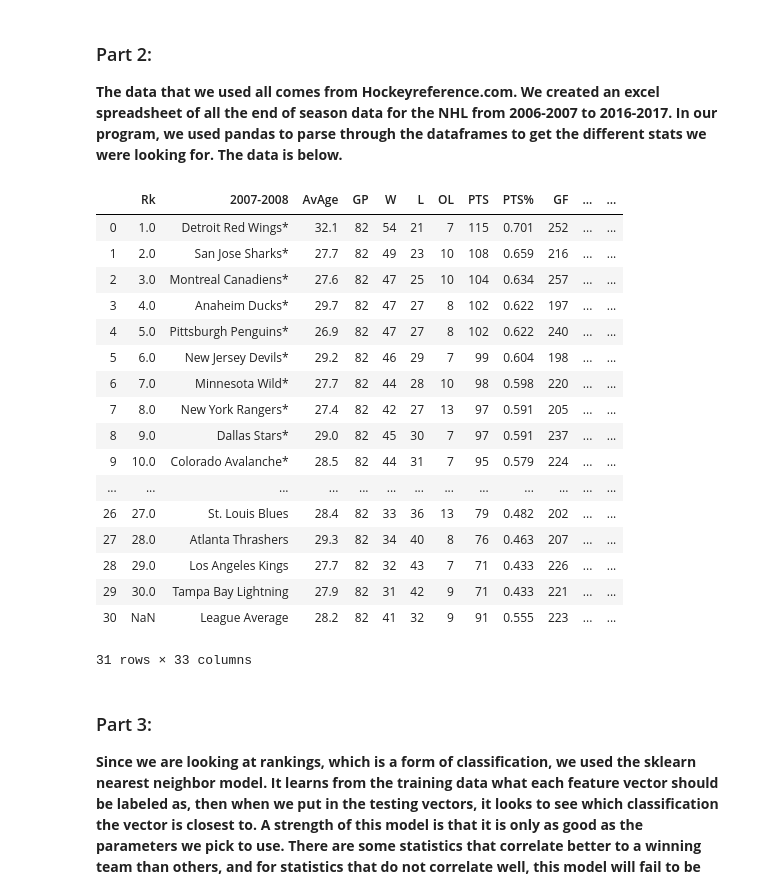
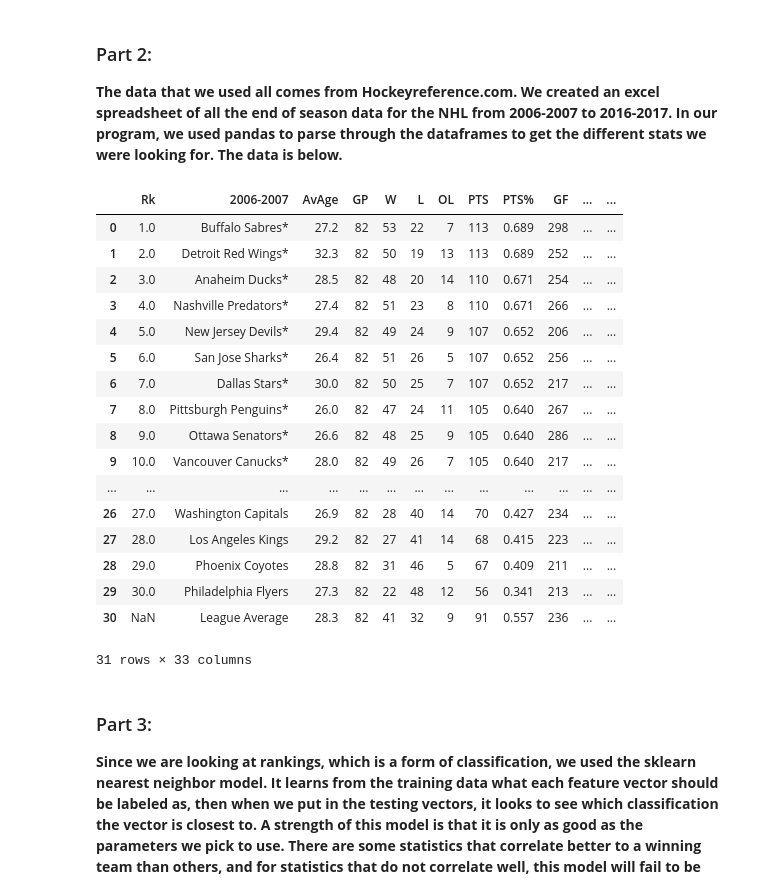
Before and after one commit to daviso42/CMSE202_Final_Project, a Jupyter notebook: TeamClass.ipynb, the cells around one changed output. Drawn from its saved outputs; the diff is of its cells as text; code cells hidden in the pictures.

```diff
--- a/TeamClass.ipynb
+++ b/TeamClass.ipynb
@@ -12,40 +12,40 @@
 # %%
 import pandas as pd
 
 
 #file_17_18 = pd.read_excel('NHL_stats.xlsx',sheet_name =0, skiprows= 1)
 file_16_17 = pd.read_excel('NHL_stats.xlsx',sheet_name =1, skiprows= 1)
 file_15_16 = pd.read_excel('NHL_stats.xlsx',sheet_name =2, skiprows= 1)
 file_14_15 = pd.read_excel('NHL_stats.xlsx',sheet_name =3, skiprows= 1)
 file_13_14 = pd.read_excel('NHL_stats.xlsx',sheet_name =4, skiprows= 1)
 file_12_13 = pd.read_excel('NHL_stats.xlsx',sheet_name =5, skiprows= 1)
 file_11_12 = pd.read_excel('NHL_stats.xlsx',sheet_name =6, skiprows= 1)
 file_10_11 = pd.read_excel('NHL_stats.xlsx',sheet_name =7, skiprows= 1)
 file_09_10 = pd.read_excel('NHL_stats.xlsx',sheet_name =8, skiprows= 1)
 file_08_09 = pd.read_excel('NHL_stats.xlsx',sheet_name =9, skiprows= 1)
 file_07_08 = pd.read_excel('NHL_stats.xlsx',sheet_name =10, skiprows= 1)
 file_06_07 = pd.read_excel('NHL_stats.xlsx',sheet_name =11, skiprows= 1)
 #usecols= [0,1,2,7,8,9,10,13,14,15,16,17]
 stats_lst = [file_06_07,file_07_08,file_08_09,file_09_10,file_10_11,file_11_12,file_12_13,file_13_14,file_14_15,file_15_16,file_16_17]
-file_07_08
+file_06_07
 # %% [output]
-|  | Rk | 2007-2008 | AvAge | GP | W | L | OL | PTS | PTS% | GF | ... | ... |
-| 0 | 1.0 | Detroit Red Wings* | 32.1 | 82 | 54 | 21 | 7 | 115 | 0.701 | 252 | ... | ... |
-| 1 | 2.0 | San Jose Sharks* | 27.7 | 82 | 49 | 23 | 10 | 108 | 0.659 | 216 | ... | ... |
-| 2 | 3.0 | Montreal Canadiens* | 27.6 | 82 | 47 | 25 | 10 | 104 | 0.634 | 257 | ... | ... |
-| 3 | 4.0 | Anaheim Ducks* | 29.7 | 82 | 47 | 27 | 8 | 102 | 0.622 | 197 | ... | ... |
-| 4 | 5.0 | Pittsburgh Penguins* | 26.9 | 82 | 47 | 27 | 8 | 102 | 0.622 | 240 | ... | ... |
-| 5 | 6.0 | New Jersey Devils* | 29.2 | 82 | 46 | 29 | 7 | 99 | 0.604 | 198 | ... | ... |
-| 6 | 7.0 | Minnesota Wild* | 27.7 | 82 | 44 | 28 | 10 | 98 | 0.598 | 220 | ... | ... |
-| 7 | 8.0 | New York Rangers* | 27.4 | 82 | 42 | 27 | 13 | 97 | 0.591 | 205 | ... | ... |
-| 8 | 9.0 | Dallas Stars* | 29.0 | 82 | 45 | 30 | 7 | 97 | 0.591 | 237 | ... | ... |
-| 9 | 10.0 | Colorado Avalanche* | 28.5 | 82 | 44 | 31 | 7 | 95 | 0.579 | 224 | ... | ... |
+|  | Rk | 2006-2007 | AvAge | GP | W | L | OL | PTS | PTS% | GF | ... | ... |
+| 0 | 1.0 | Buffalo Sabres* | 27.2 | 82 | 53 | 22 | 7 | 113 | 0.689 | 298 | ... | ... |
+| 1 | 2.0 | Detroit Red Wings* | 32.3 | 82 | 50 | 19 | 13 | 113 | 0.689 | 252 | ... | ... |
+| 2 | 3.0 | Anaheim Ducks* | 28.5 | 82 | 48 | 20 | 14 | 110 | 0.671 | 254 | ... | ... |
+| 3 | 4.0 | Nashville Predators* | 27.4 | 82 | 51 | 23 | 8 | 110 | 0.671 | 266 | ... | ... |
+| 4 | 5.0 | New Jersey Devils* | 29.4 | 82 | 49 | 24 | 9 | 107 | 0.652 | 206 | ... | ... |
+| 5 | 6.0 | San Jose Sharks* | 26.4 | 82 | 51 | 26 | 5 | 107 | 0.652 | 256 | ... | ... |
+| 6 | 7.0 | Dallas Stars* | 30.0 | 82 | 50 | 25 | 7 | 107 | 0.652 | 217 | ... | ... |
+| 7 | 8.0 | Pittsburgh Penguins* | 26.0 | 82 | 47 | 24 | 11 | 105 | 0.640 | 267 | ... | ... |
+| 8 | 9.0 | Ottawa Senators* | 26.6 | 82 | 48 | 25 | 9 | 105 | 0.640 | 286 | ... | ... |
+| 9 | 10.0 | Vancouver Canucks* | 28.0 | 82 | 49 | 26 | 7 | 105 | 0.640 | 217 | ... | ... |
 | ... | ... | ... | ... | ... | ... | ... | ... | ... | ... | ... | ... | ... |
-| 26 | 27.0 | St. Louis Blues | 28.4 | 82 | 33 | 36 | 13 | 79 | 0.482 | 202 | ... | ... |
-| 27 | 28.0 | Atlanta Thrashers | 29.3 | 82 | 34 | 40 | 8 | 76 | 0.463 | 207 | ... | ... |
-| 28 | 29.0 | Los Angeles Kings | 27.7 | 82 | 32 | 43 | 7 | 71 | 0.433 | 226 | ... | ... |
-| 29 | 30.0 | Tampa Bay Lightning | 27.9 | 82 | 31 | 42 | 9 | 71 | 0.433 | 221 | ... | ... |
-| 30 | NaN | League Average | 28.2 | 82 | 41 | 32 | 9 | 91 | 0.555 | 223 | ... | ... |
+| 26 | 27.0 | Washington Capitals | 26.9 | 82 | 28 | 40 | 14 | 70 | 0.427 | 234 | ... | ... |
+| 27 | 28.0 | Los Angeles Kings | 29.2 | 82 | 27 | 41 | 14 | 68 | 0.415 | 223 | ... | ... |
+| 28 | 29.0 | Phoenix Coyotes | 28.8 | 82 | 31 | 46 | 5 | 67 | 0.409 | 211 | ... | ... |
+| 29 | 30.0 | Philadelphia Flyers | 27.3 | 82 | 22 | 48 | 12 | 56 | 0.341 | 213 | ... | ... |
+| 30 | NaN | League Average | 28.3 | 82 | 41 | 32 | 9 | 91 | 0.557 | 236 | ... | ... |
 31 rows × 33 columns
 # %%
 for dataframe in stats_lst:
```
Also changed, not shown: parts of 11 cells of this notebook.
